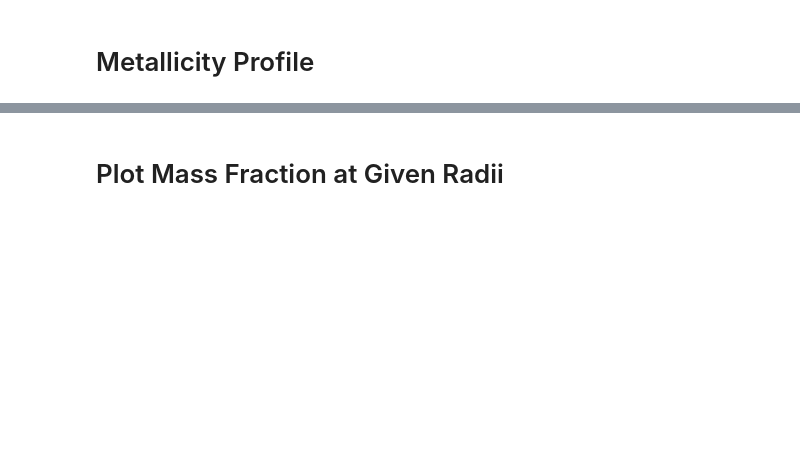
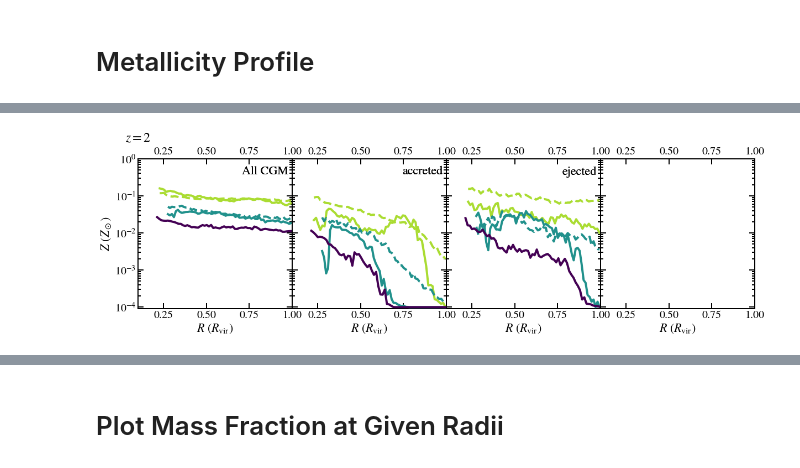
Before and after one commit to zhafen/CGM_fate_analysis, a Jupyter notebook: multi_sim_analysis/radial_profile.ipynb, the cells around one changed output, grey strips where cells are left out. Drawn from its saved outputs; the diff is of its cells as text; code cells hidden in the pictures; blank space fills up the shorter version.

```diff
--- a/multi_sim_analysis/radial_profile.ipynb
+++ b/multi_sim_analysis/radial_profile.ipynb
@@ -636,9 +669,9 @@ bin_colors = {
 }
 column_inds = {
     'is_in_CGM': 0,
-    'is_CGM_IGM_accretion': 1,
-    'is_CGM_wind': 2,
-    'is_CGM_satellite_wind': 3,
+    'is_CGM_to_gal_or_interface': 1,
+    'is_CGM_to_IGM': 2,
+    'is_hereafter_CGM': 3,
 }
 handles, labels = [], []
 for j, mass_bin in enumerate( mass_bins ):
@@ -658,6 +691,10 @@ for j, mass_bin in enumerate( mass_bins ):
         metallicities_split = metallicities_bin.split_by_key_slice( slice(4,10), '_md' )
 
         for is_md in [ False, True ]:
+
+            # Skip low-mass md galaxy
+            if is_md and mass_bin == 'm10':
+                continue
 
             radii_bin = radii_split[is_md]
             metallicities_bin = metallicities_split[is_md]
@@ -703,10 +740,10 @@ for j, mass_bin in enumerate( mass_bins ):
                 add_plot_label = ( j == 0 ),
                 plot_label_kwargs = {
                     'fontsize': 22,
-                    'xy': ( 0.025, 0.95, ),
+                    'xy': ( 0.975, 0.95, ),
                     'xycoords': 'axes fraction',
                     'verticalalignment': 'top',
-                    'horizontalalignment': 'left',
+                    'horizontalalignment': 'right',
                 },
                 return_values = True,
                 bins = np.linspace( min_radii[mass_bin], 1., 64 ),
@@ -717,7 +754,7 @@ for j, mass_bin in enumerate( mass_bins ):
 
         # Limits and scale tweaking
         ax.set_xlim( 0.1, 1. )
-        ax.set_ylim( 1e-3, 0.4 )
+        ax.set_ylim( 9e-5, 1. )
 #         ax.set_xscale( 'log' )
         ax.set_yscale( 'log' )
 
@@ -748,40 +785,42 @@ for j, mass_bin in enumerate( mass_bins ):
         # Hide ticks
         if not ax.is_first_col():
             ax.tick_params( labelleft = False )
 
         # Adjust tick parameters
         ax.tick_params( direction='in', which='both', top=True, right=True )
 
         # Legend, including tweaking
 #         if classification == 'is_CGM_EP':
 #             # Reorder labels and preserve to slap them on the last plot
 #             handles, labels = ax.get_legend_handles_labels()
 #             for i, gamma in enumerate( gammas ):
 #                 handles.append( handles[1] )
 #                 labels.append( labels[1] )
 #                 handles.remove( handles[1] )
 #                 labels.remove( labels[1] )
         if classification=='is_CGM_wind':
             loc = {
                 465: None,
                 172: 'upper left',
             }
             ax.legend(
 #                 handles,
 #                 labels,
                 prop = { 'size': 18 },
 #                 loc = loc[snum],
 #                 ncol = ncol[snum],
                 framealpha = 1.,
             )
 
-# Save the File
-save_file = 'CGM_met_profile_snum{}.pdf'.format( snum )
-plotting.save_fig(
-    out_dir = file_manager.get_project_figure_dir(),
-    save_file = save_file,
-    fig = fig,
-)
+# # Save the File
+# save_file = 'CGM_met_profile_snum{}.pdf'.format( snum )
+# plotting.save_fig(
+#     out_dir = file_manager.get_project_figure_dir(),
+#     save_file = save_file,
+#     fig = fig,
+# )
+# %% [output]
+[figure, added]
 # %%
 n_cols = 3
 
```
Also changed, not shown: parts of 68 cells of this notebook, 18 other files.
